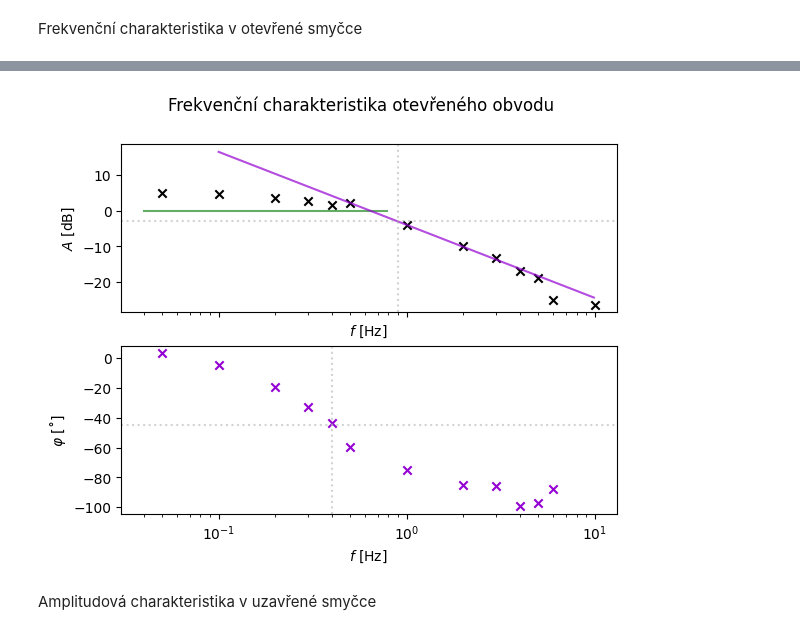
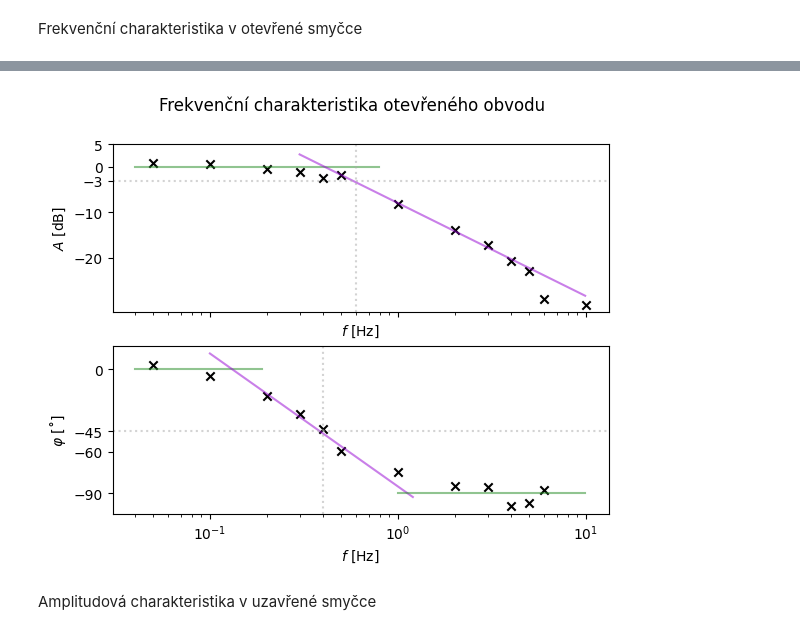
Before and after one commit to Mirenka11/RSEN, a Jupyter notebook: Data/zpracovani.ipynb, the cells around one changed output, grey strips where cells are left out. Saved outputs shown, nothing was run; the diff lists cells and outputs as text; code cells hidden in the pictures.

```diff
--- a/Data/zpracovani.ipynb
+++ b/Data/zpracovani.ipynb
@@ -140,61 +140,76 @@ Frekvenční charakteristika v otevřené smyčce
 amplitudova_otevrena = pd.read_excel("rsen_laborka.xlsx", sheet_name="Frekvencni", engine="openpyxl", nrows=14, usecols="A, E")
 fazova_otevrena = pd.read_excel("rsen_laborka.xlsx", sheet_name="Frekvencni", engine="openpyxl", nrows=12, usecols="A, C")
 
-print(fazova_otevrena)
+#print(fazova_otevrena)
 
-fitovane_parametry_otevrena_1, kovariance_parametru_otevrena_1 = optimize.curve_fit(log10_fit,
-                                                                      xdata=amplitudova_otevrena["frekvence"][0:3],
-                                                                      ydata=amplitudova_otevrena["amplituda [dB]"][0:3],
+fitovane_parametry_amplitudova_otevrena, kovariance_parametru_amplitudova_otevrena = optimize.curve_fit(log10_fit,
+                                                                      xdata=amplitudova_otevrena["frekvence"][5:10],
+                                                                      ydata=amplitudova_otevrena["amplituda [dB]"][5:10]-4,
+                                                                      p0 = [-10, 5]) # ocekavane parametry
+
+sigma_parametru_amplitudova_otevrena = np.sqrt(np.diag(kovariance_parametru_amplitudova_otevrena)) # tohle vypocita presnost, s jakou byly parametry urceny
+zaokrouhlene_parametry_amplitudova_otevrena = []
+for j in range(len(fitovane_parametry_amplitudova_otevrena)): # zaokrouhleni na jednu platnou cifru
+    zaokrouhlene_parametry_amplitudova_otevrena.append(round_to_reference(fitovane_parametry_amplitudova_otevrena[j],
+                                                         sigma_parametru_amplitudova_otevrena[j]))
+print(
+    f"amplitudova: A=({zaokrouhlene_parametry_amplitudova_otevrena[0][0]}\\pm {zaokrouhlene_parametry_amplitudova_otevrena[0][1]})\\log(f)+({zaokrouhlene_parametry_amplitudova_otevrena[1][0]}\\pm {zaokrouhlene_parametry_amplitudova_otevrena[1][1]})")
+
+fitovane_parametry_fazova, kovariance_parametru_fazova = optimize.curve_fit(log10_fit,
+                                                                      xdata=fazova_otevrena["frekvence"][2:6],
+                                                                      ydata=fazova_otevrena["fazovy_posun [stupne]"][2:6],
                                                                       p0 = [0, 5]) # ocekavane parametry
 
-sigma_parametru_otevrena_1 = np.sqrt(np.diag(kovariance_parametru_otevrena_1)) # tohle vypocita presnost, s jakou byly parametry urceny
-zaokrouhlene_parametry_otevrena_1 = []
-for j in range(len(fitovane_parametry_otevrena_1)): # zaokrouhleni na jednu platnou cifru
-    zaokrouhlene_parametry_otevrena_1.append(round_to_reference(fitovane_parametry_otevrena_1[j],
-                                                         sigma_parametru_otevrena_1[j]))
+sigma_parametru_fazova = np.sqrt(np.diag(kovariance_parametru_fazova)) # tohle vypocita presnost, s jakou byly parametry urceny
+zaokrouhlene_parametry_fazova = []
+for j in range(len(fitovane_parametry_fazova)): # zaokrouhleni na jednu platnou cifru
+    zaokrouhlene_parametry_fazova.append(round_to_reference(fitovane_parametry_fazova[j],
+                                                         sigma_parametru_fazova[j]))
 print(
-    f"linearni fit: y = ({zaokrouhlene_parametry_otevrena_1[0][0]}\\pm {zaokrouhlene_parametry_otevrena_1[0][1]})\\log_{{10}}(x) + ({zaokrouhlene_parametry_otevrena_1[1][0]}\\pm {zaokrouhlene_parametry_otevrena_1[1][1]})")
+    f"fazova: A=({zaokrouhlene_parametry_fazova[0][0]}\\pm {zaokrouhlene_parametry_fazova[0][1]})\\log(\\varphi)+({zaokrouhlene_parametry_fazova[1][0]}\\pm {zaokrouhlene_parametry_fazova[1][1]})")
 
-fitovane_parametry_otevrena_2, kovariance_parametru_otevrena_2 = optimize.curve_fit(log10_fit,
-                                                                      xdata=amplitudova_otevrena["frekvence"][5:10],
-                                                                      ydata=amplitudova_otevrena["amplituda [dB]"][5:10],
-                                                                      p0 = [-10, 5]) # ocekavane parametry
 
-sigma_parametru_otevrena_2 = np.sqrt(np.diag(kovariance_parametru_otevrena_2)) # tohle vypocita presnost, s jakou byly parametry urceny
-zaokrouhlene_parametry_otevrena_2 = []
-for j in range(len(fitovane_parametry_otevrena_2)): # zaokrouhleni na jednu platnou cifru
-    zaokrouhlene_parametry_otevrena_2.append(round_to_reference(fitovane_parametry_otevrena_2[j],
-                                                         sigma_parametru_otevrena_2[j]))
-print(
-    f"linearni fit: y = ({zaokrouhlene_parametry_otevrena_2[0][0]}\\pm {zaokrouhlene_parametry_otevrena_2[0][1]})\\log_{{10}}(x) + ({zaokrouhlene_parametry_otevrena_2[1][0]}\\pm {zaokrouhlene_parametry_otevrena_2[1][1]})")
+x_amplitudova_konst = np.arange(0.04, 0.8, 0.05)
+x_amplitudova_zlom = np.arange(0.3, 10, 0.1)
+x_fazova_konst1 = np.arange(0.04, 0.2, 0.05)
+x_fazova_zlom = np.arange(0.1, 1.3, 0.1)
+x_fazova_konst2 = np.arange(1, 10, 0.1)
 
-x1 = np.arange(0.04, 0.8, 0.05)
-x2 = np.arange(0.1, 10, 0.1)
 fig, (ax1, ax2), = plt.subplots(2, sharex=True)
 fig.suptitle("Frekvenční charakteristika otevřeného obvodu")
-ax1.scatter(x=amplitudova_otevrena["frekvence"], y=amplitudova_otevrena["amplituda [dB]"],
+ax1.scatter(x=amplitudova_otevrena["frekvence"], y=amplitudova_otevrena["amplituda [dB]"]-4,
              marker='x', color="black", # kosmeticke upravy
             label = "Amplitudová charakteristika")
-ax1.plot(x1, log10_fit(x1, 0, 0),
-         color = 'forestgreen', alpha = 0.7,
+ax1.plot(x_amplitudova_konst, log10_fit(x_amplitudova_konst, 0, 0),
+         color = 'forestgreen', alpha = 0.5,
          label = "Konstantní průběh")
 
-ax1.plot(x2, log10_fit(x2, fitovane_parametry_otevrena_2[0], fitovane_parametry_otevrena_2[1]),
-         color = 'darkviolet', alpha = 0.7,
-         label = "$A=(-20.5\\pm 0.6)\\log_{10}(f)+(-4.0\\pm 0.2)$")
+ax1.plot(x_amplitudova_zlom, log10_fit(x_amplitudova_zlom, fitovane_parametry_amplitudova_otevrena[0], fitovane_parametry_amplitudova_otevrena[1]),
+         color = 'darkviolet', alpha = 0.5,
+         label = "$A=(-20.5\\pm 0.6)\\log(f)+(-8.0\\pm 0.2)$")
 ax1.axhline(y=-3, color='darkgray', alpha=0.5, ls="dotted")
-ax1.axvline(x= 0.9, color='darkgray', alpha=0.5, ls="dotted")
+ax1.axvline(x= 0.6, color='darkgray', alpha=0.5, ls="dotted")
 ax1.set_xscale("log")
 #plt.legend()
 ax1.set_xlabel('$f~\\mathrm{[Hz]}$ ', fontsize = 10)
 ax1.set_ylabel("$A~\\mathrm{[dB]}$", fontsize = 10)
+ax1.set_yticks([5, 0, -3, -10, -20])
 #plt.savefig("../img/graf_amplitudova_otevrena.pdf")
 #plt.show(block=True)
 
 #fig_fazova = plt.figure()
 ax2.scatter(x=fazova_otevrena["frekvence"], y=fazova_otevrena["fazovy_posun [stupne]"],
-             marker='x', color="darkviolet", # kosmeticke upravy
+             marker='x', color="black", # kosmeticke upravy
             label = "Fázová charakteristika")
+ax2.plot(x_fazova_konst1, log10_fit(x_fazova_konst1, 0, 0),
+         color = 'forestgreen', alpha = 0.5,
+         label = "Konstantní průběh")
+ax2.plot(x_fazova_zlom, log10_fit(x_fazova_zlom, fitovane_parametry_fazova[0], fitovane_parametry_fazova[1]),
+         color = 'darkviolet', alpha = 0.5,
+         label = "$A=(-100\\pm 10)\\log(\\varphi)+(-85\\pm 7)$")
+ax2.plot(x_fazova_konst2, log10_fit(x_fazova_konst2, 0, -90),
+         color = 'forestgreen', alpha = 0.5,
+         label = "Konstantní průběh")
 ax2.axhline(y=-45, color='darkgray', alpha=0.5, ls="dotted")
 ax2.axvline(x= 0.4, color='darkgray', alpha=0.5, ls="dotted")
 
@@ -202,6 +217,7 @@ ax2.set_xscale("log")
 #plt.legend()
 ax2.set_xlabel('$f~\\mathrm{[Hz]}$ ', fontsize = 10)
 ax2.set_ylabel("$\\varphi~\\mathrm{[˚]}$", fontsize = 10)
+ax2.set_yticks([0, -45, -60, -90])
 #plt.savefig("../img/graf_fazova_otevrena.pdf")
 plt.savefig("../img/graf_bode_otevrena.pdf")
 plt.show(block=True)
@@ -224,4 +227,4 @@ linearni fit: y = (-20.5\pm 0.6)\log_{10}(x) + (-4\pm 0.2)
-[figure, old version]
+[figure, new version]
 # %% [markdown]
 Amplitudová charakteristika v uzavřené smyčce
 # %%
```
Also changed, not shown: parts of 2 cells of this notebook, 7 other files.
